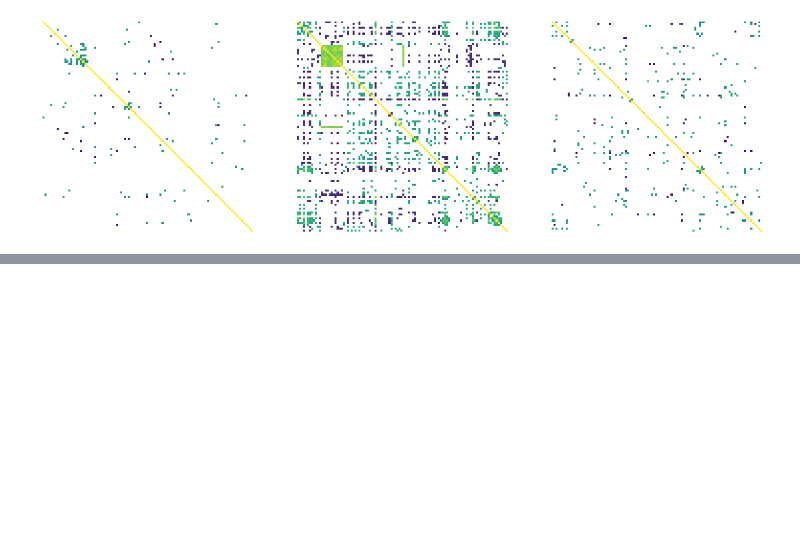
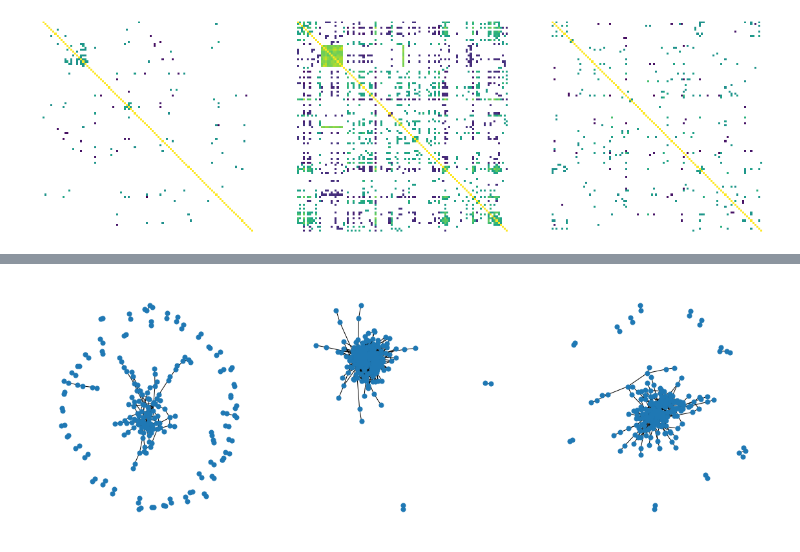
Before and after one commit to Educorreia932/FCUP-BINF, a Jupyter notebook: Assignments/Assignment 6/notebook.ipynb, the cells around one changed output, grey strips where cells are left out. Drawn from its saved outputs; the diff is of its cells as text; code cells hidden in the pictures; blank space fills up the shorter version.

```diff
--- a/Assignments/Assignment 6/notebook.ipynb
+++ b/Assignments/Assignment 6/notebook.ipynb
@@ -100,0 +131,7 @@ plt.show()
+# %%
+threshold = 0.3
+
+for i, correlation_sp in enumerate(correlations_spearman):
+    correlations_spearman[i] = correlation_sp[abs(correlation_sp) >= threshold]
+
+correlations_spearman[0].head()
@@ -100,0 +146,22 @@ plt.show()
+# %%
+figure, axes = plt.subplots(1, 3, figsize=(20, 7))
+
+def generate_network(correlation):
+    graph = networkx.Graph()
+
+    for i, row in correlation.iterrows():
+        for j, value in enumerate(row[:i]):
+            if not np.isnan(value):
+                graph.add_edge(i, j, weight=abs(value))
+
+    return graph
+
+for i, correlation_sp in enumerate(correlations_spearman):
+    graph = generate_network(correlation_sp)
+    networkx.draw(graph, node_size=50, ax=axes[i])
+
+    axes[i].set_axis_off()
+
+plt.show()
+# %% [output]
+[figure, added]
```
Also changed, not shown: parts of 9 cells of this notebook.
